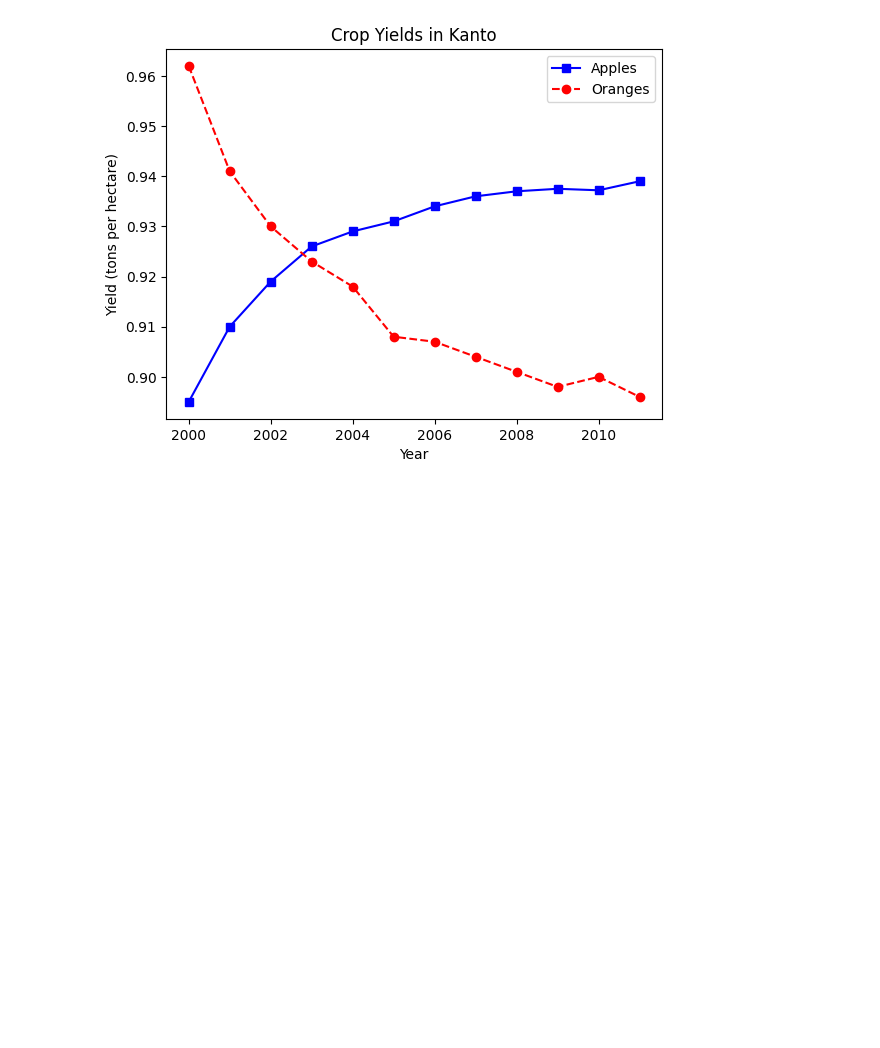
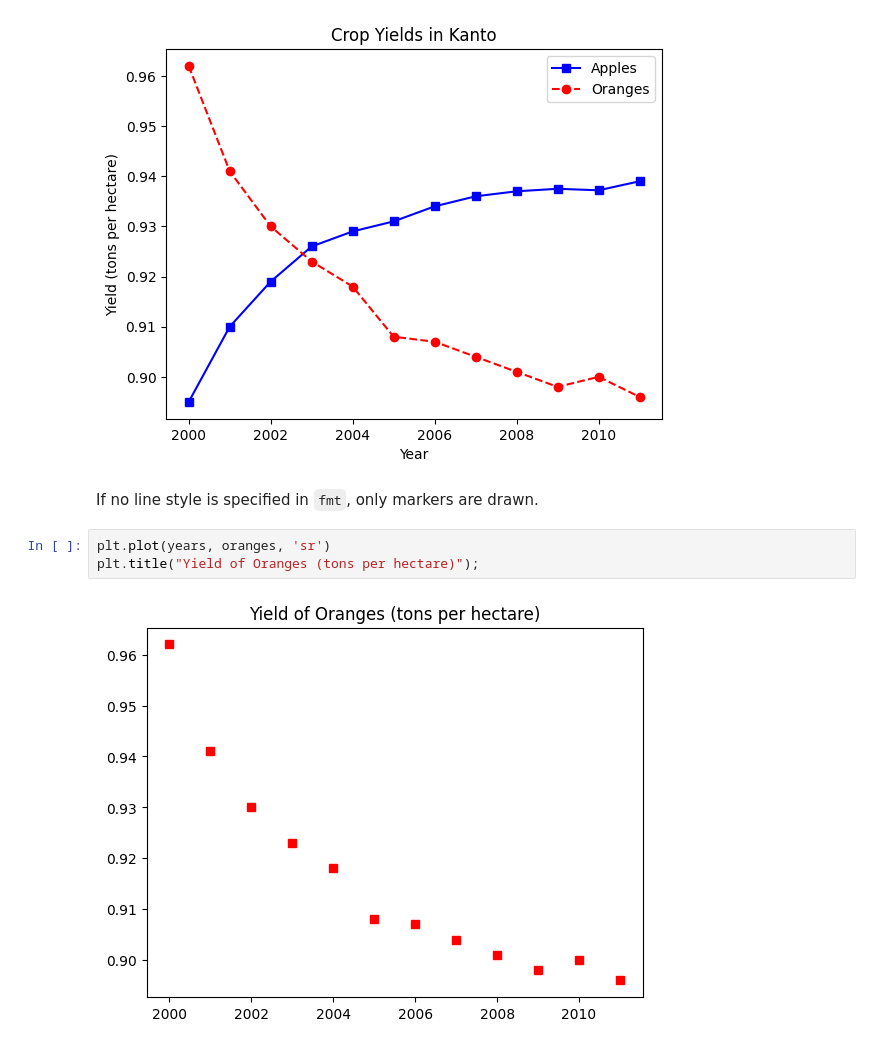
Before and after one commit to nurahmed12/Machine-Learning-Journey, a Jupyter notebook: Data_Visualization_with_Python_using_Matplotlib_and_Seaborn.ipynb, the cells around one changed output. Saved outputs shown, nothing was run; the diff lists cells and outputs as text; blank space fills up the shorter version.

```diff
--- a/Data_Visualization_with_Python_using_Matplotlib_and_Seaborn.ipynb
+++ b/Data_Visualization_with_Python_using_Matplotlib_and_Seaborn.ipynb
@@ -144,3 +144,10 @@ plt.title("Crop Yields in Kanto")
 plt.legend(['Apples', 'Oranges']);
 # %% [output]
 [figure]
+# %% [markdown]
+If no line style is specified in `fmt`, only markers are drawn.
+# %%
+plt.plot(years, oranges, 'sr')
+plt.title("Yield of Oranges (tons per hectare)");
+# %% [output]
+[figure, added]
```
Also changed, not shown: parts of 12 cells of this notebook, 1 other file.
